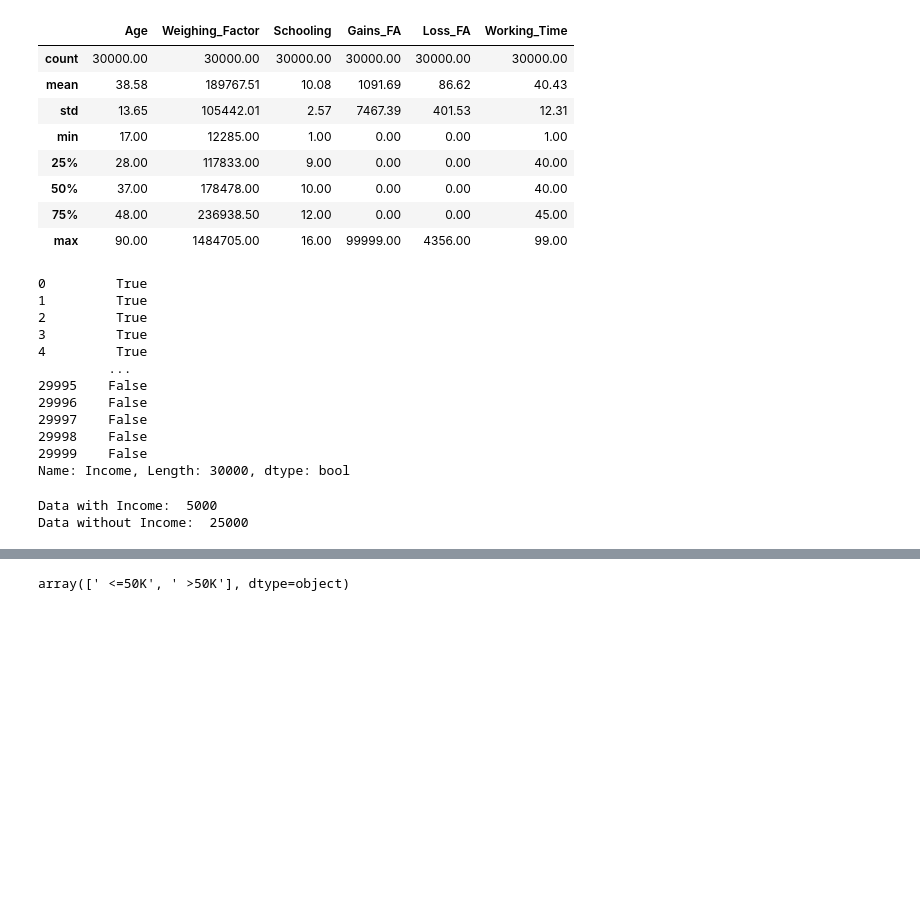
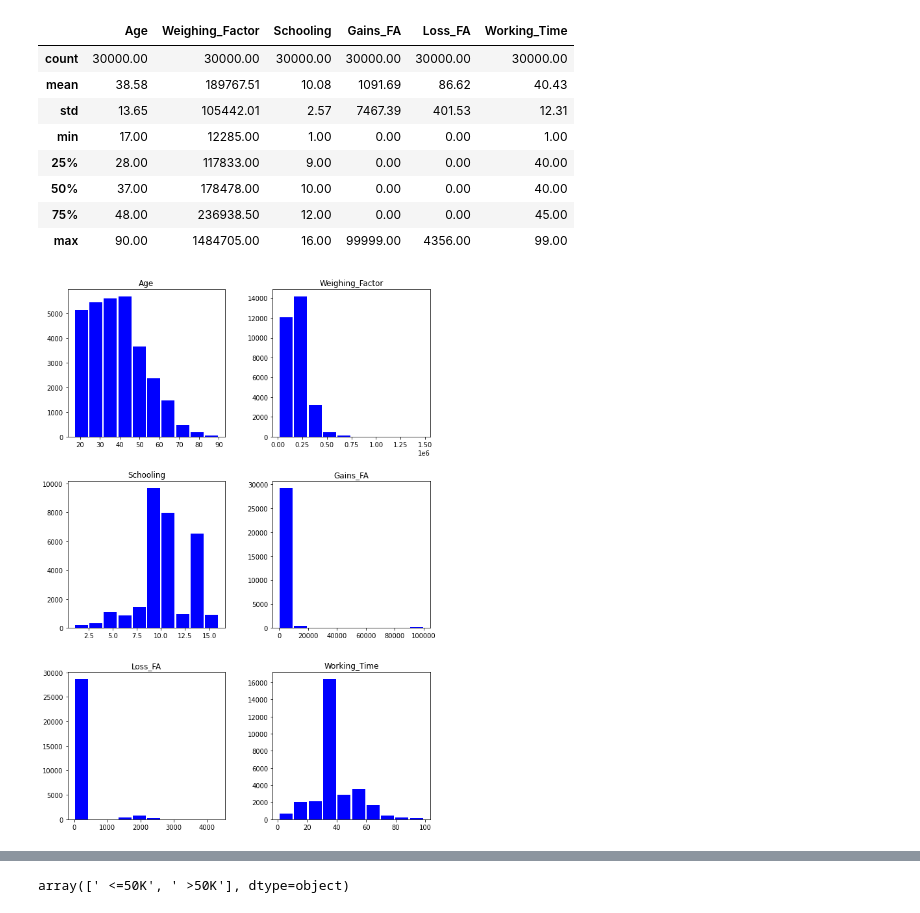
Before and after one commit to Kshitij301199/Income_Classification, a Jupyter notebook: data_exploration.ipynb, the cells around one changed output, grey strips where cells are left out. Drawn from its saved outputs; the diff is of its cells as text; code cells hidden in the pictures; blank space fills up the shorter version.

```diff
--- a/data_exploration.ipynb
+++ b/data_exploration.ipynb
@@ -46,28 +46,14 @@ data.describe().round(2)
 | 50% | 37.00 | 178478.00 | 10.00 | 0.00 | 0.00 | 40.00 |
 | 75% | 48.00 | 236938.50 | 12.00 | 0.00 | 0.00 | 45.00 |
 | max | 90.00 | 1484705.00 | 16.00 | 99999.00 | 4356.00 | 99.00 |
-# %%
-data.Income.notna()
-# %% [output]
-0         True
-1         True
-2         True
-3         True
-4         True
-         ...
-29995    False
-29996    False
-29997    False
-29998    False
-29999    False
-Name: Income, Length: 30000, dtype: bool
 # %%
 # Splitting the data into those with the target feature and those without the target feature
 data = data.replace({" ?":np.nan})
-data_w_income = data[data.Income.notna()]
-data_no_income = data[data.Income.isna()]
-print("Data with Income: ",len(data_w_income))
-print("Data without Income: ",len(data_no_income))
+# data_w_income = data[data.Income.notna()]
+# data_no_income = data[data.Income.isna()]
+# print("Data with Income: ",len(data_w_income))
+# print("Data without Income: ",len(data_no_income))
-# %% [output]
-Data with Income:  5000
-Data without Income:  25000
+# %%
+data.hist(figsize=(10,15),color="b",rwidth=0.9,grid=False);
+# %% [output]
+[figure, added]
```
Also changed, not shown: parts of 34 cells of this notebook, 4 other files.
